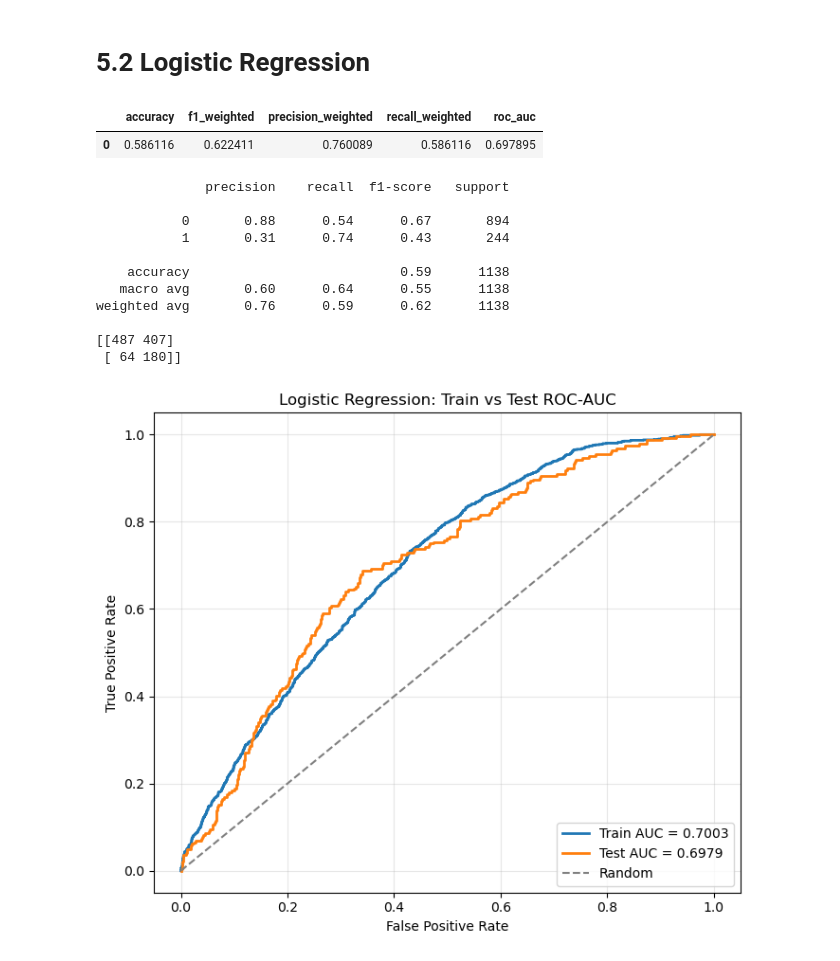
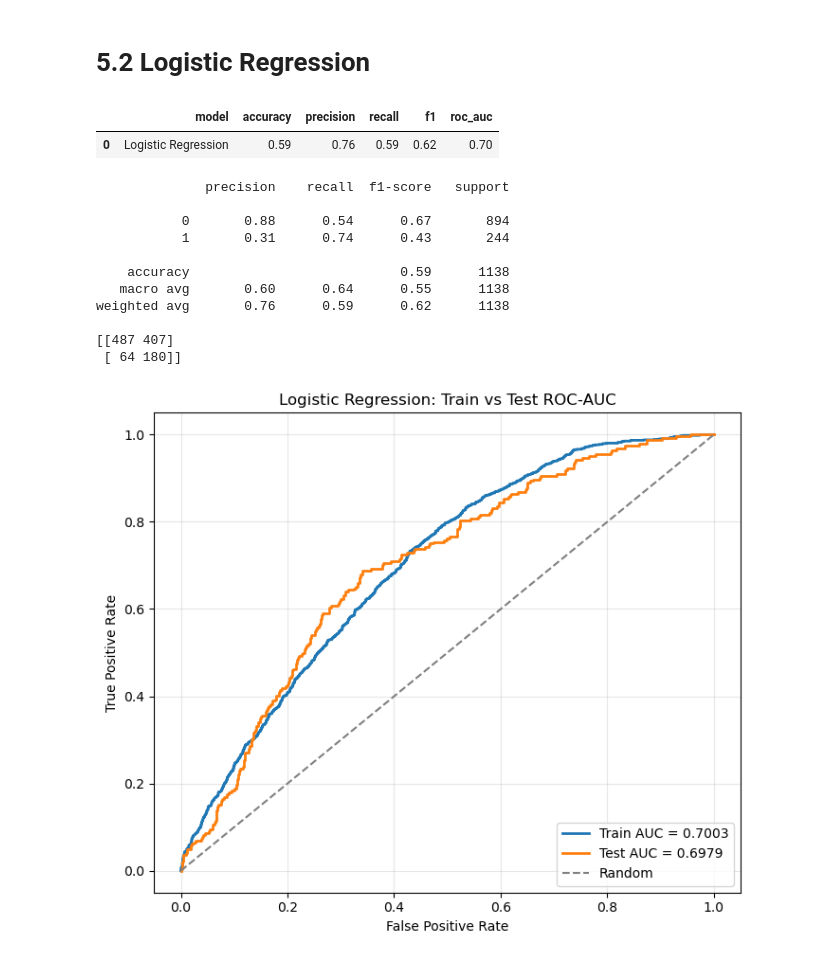
Before and after one commit to AlinaYakubova/Thesis_DTM_Trial_Class_Prediction, a Jupyter notebook: Main_script_diploma.ipynb, the cells around one changed output. Drawn from its saved outputs; the diff is of its cells as text; code cells hidden in the pictures.

```diff
--- a/Main_script_diploma.ipynb
+++ b/Main_script_diploma.ipynb
@@ -11,3 +11,15 @@ pd.set_option("display.max_columns", None)
 pd.set_option("display.width", 0)
 pd.set_option("display.max_colwidth", None)
 pd.set_option('display.max_rows', None)
+pd.set_option("display.float_format", "{:.2f}".format)
+# %%
+metrics_df = pd.DataFrame(columns=[
+    "model",
+    "accuracy",
+    "precision",
+    "recall",
+    "f1",
+    "roc_auc",
+])
+
+metrics_df
@@ -1173,29 +1187,35 @@ logreg_pred = logreg_model.predict(X_test)
 logreg_proba = logreg_model.predict_proba(X_test)[:, 1]
 # %%
 logreg_metrics = {
-    "accuracy": accuracy_score(y_test, logreg_pred),
-    "f1_weighted": f1_score(y_test, logreg_pred, average="weighted"),
-    "precision_weighted": precision_score(
+    "model": "Logistic Regression",
+    "accuracy": round(accuracy_score(y_test, logreg_pred), 2),
+    "precision": round(precision_score(
         y_test,
         logreg_pred,
         average="weighted",
         zero_division=0,
-    ),
-    "recall_weighted": recall_score(
+    ), 2),
+    "recall": round(recall_score(
         y_test,
         logreg_pred,
         average="weighted",
         zero_division=0,
-    ),
-    "roc_auc": roc_auc_score(y_test, logreg_proba),
+    ), 2),
+    "f1": round(f1_score(y_test, logreg_pred, average="weighted"), 2),
+    "roc_auc": round(roc_auc_score(y_test, logreg_proba), 2),
 }
 
-display(pd.DataFrame([logreg_metrics]))
+metrics_df = pd.concat([
+    metrics_df,
+    pd.DataFrame([logreg_metrics]),
+], ignore_index=True)
+
+display(metrics_df.round(2))
 print(classification_report(y_test, logreg_pred, zero_division=0))
 print(confusion_matrix(y_test, logreg_pred))
 # %% [output]
-|  | accuracy | f1_weighted | precision_weighted | recall_weighted | roc_auc |
-| 0 | 0.586116 | 0.622411 | 0.760089 | 0.586116 | 0.697895 |
+|  | model | accuracy | precision | recall | f1 | roc_auc |
+| 0 | Logistic Regression | 0.59 | 0.76 | 0.59 | 0.62 | 0.70 |
               precision    recall  f1-score   support
 
            0       0.88      0.54      0.67       894
```
Also changed, not shown: parts of 16 cells of this notebook.
